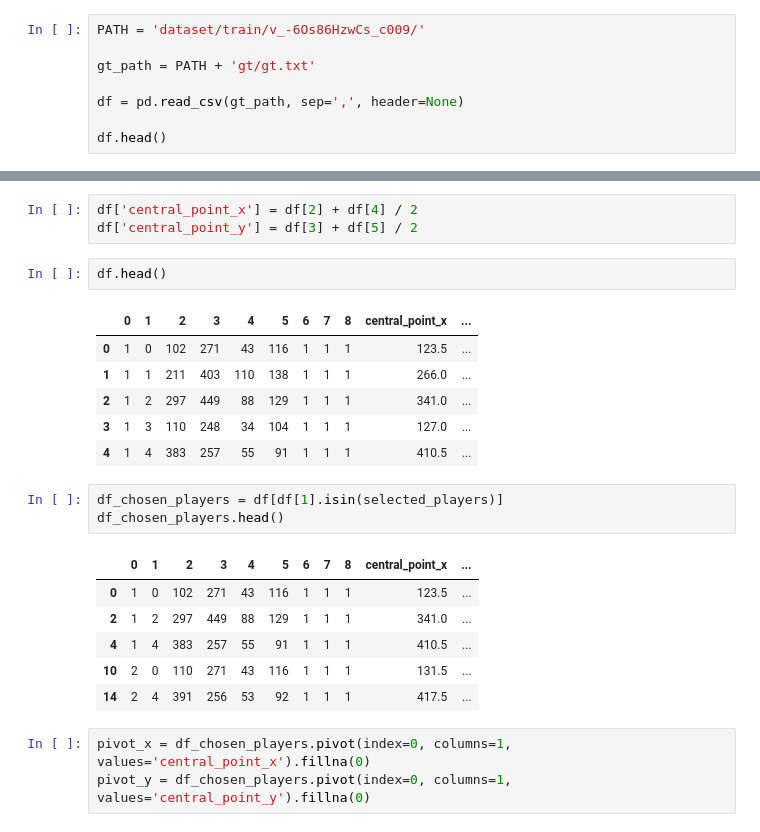
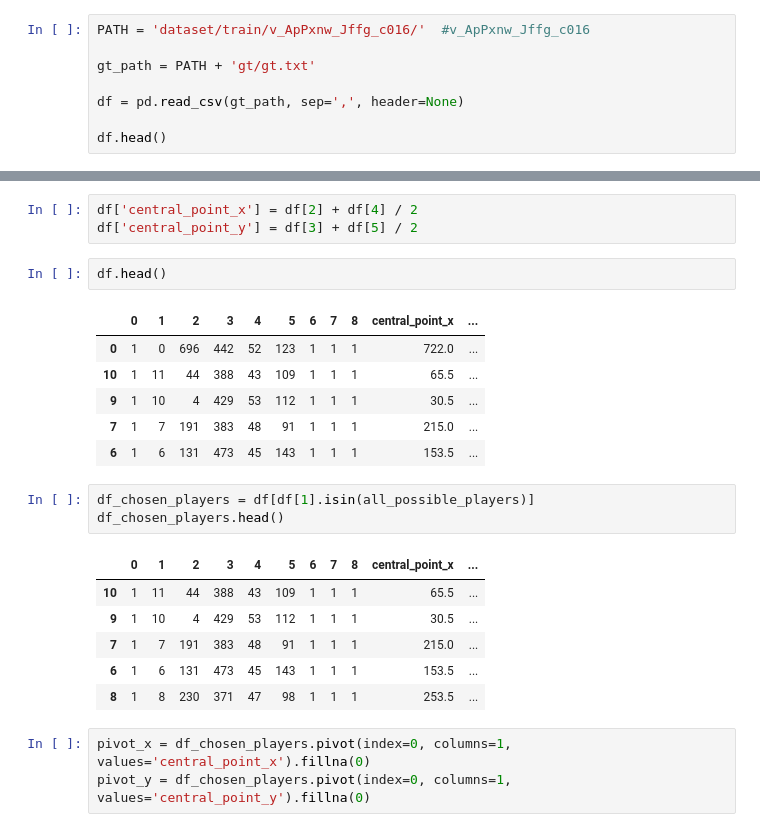
Before and after one commit to henryleo180/CDV, a Jupyter notebook: NGC.ipynb, the cells around one changed output, grey strips where cells are left out. Saved outputs shown, nothing was run; the diff lists cells and outputs as text.

```diff
--- a/NGC.ipynb
+++ b/NGC.ipynb
@@ -9,7 +9,7 @@ import pandas as pd
 # %%
 device = torch.device('cuda')
 # %%
-PATH = 'dataset/train/v_-6Os86HzwCs_c009/'
+PATH = 'dataset/train/v_ApPxnw_Jffg_c016/'  #v_ApPxnw_Jffg_c016
 
 gt_path = PATH + 'gt/gt.txt'
 
@@ -64,21 +81,21 @@ df['central_point_y'] = df[3] + df[5] / 2
 df.head()
 # %% [output]
 |  | 0 | 1 | 2 | 3 | 4 | 5 | 6 | 7 | 8 | central_point_x | ... |
-| 0 | 1 | 0 | 102 | 271 | 43 | 116 | 1 | 1 | 1 | 123.5 | ... |
-| 1 | 1 | 1 | 211 | 403 | 110 | 138 | 1 | 1 | 1 | 266.0 | ... |
-| 2 | 1 | 2 | 297 | 449 | 88 | 129 | 1 | 1 | 1 | 341.0 | ... |
-| 3 | 1 | 3 | 110 | 248 | 34 | 104 | 1 | 1 | 1 | 127.0 | ... |
-| 4 | 1 | 4 | 383 | 257 | 55 | 91 | 1 | 1 | 1 | 410.5 | ... |
+| 0 | 1 | 0 | 696 | 442 | 52 | 123 | 1 | 1 | 1 | 722.0 | ... |
+| 10 | 1 | 11 | 44 | 388 | 43 | 109 | 1 | 1 | 1 | 65.5 | ... |
+| 9 | 1 | 10 | 4 | 429 | 53 | 112 | 1 | 1 | 1 | 30.5 | ... |
+| 7 | 1 | 7 | 191 | 383 | 48 | 91 | 1 | 1 | 1 | 215.0 | ... |
+| 6 | 1 | 6 | 131 | 473 | 45 | 143 | 1 | 1 | 1 | 153.5 | ... |
 # %%
-df_chosen_players = df[df[1].isin(selected_players)]
+df_chosen_players = df[df[1].isin(all_possible_players)]
 df_chosen_players.head()
 # %% [output]
 |  | 0 | 1 | 2 | 3 | 4 | 5 | 6 | 7 | 8 | central_point_x | ... |
-| 0 | 1 | 0 | 102 | 271 | 43 | 116 | 1 | 1 | 1 | 123.5 | ... |
-| 2 | 1 | 2 | 297 | 449 | 88 | 129 | 1 | 1 | 1 | 341.0 | ... |
-| 4 | 1 | 4 | 383 | 257 | 55 | 91 | 1 | 1 | 1 | 410.5 | ... |
-| 10 | 2 | 0 | 110 | 271 | 43 | 116 | 1 | 1 | 1 | 131.5 | ... |
-| 14 | 2 | 4 | 391 | 256 | 53 | 92 | 1 | 1 | 1 | 417.5 | ... |
+| 10 | 1 | 11 | 44 | 388 | 43 | 109 | 1 | 1 | 1 | 65.5 | ... |
+| 9 | 1 | 10 | 4 | 429 | 53 | 112 | 1 | 1 | 1 | 30.5 | ... |
+| 7 | 1 | 7 | 191 | 383 | 48 | 91 | 1 | 1 | 1 | 215.0 | ... |
+| 6 | 1 | 6 | 131 | 473 | 45 | 143 | 1 | 1 | 1 | 153.5 | ... |
+| 8 | 1 | 8 | 230 | 371 | 47 | 98 | 1 | 1 | 1 | 253.5 | ... |
 # %%
 pivot_x = df_chosen_players.pivot(index=0, columns=1, values='central_point_x').fillna(0)
 pivot_y = df_chosen_players.pivot(index=0, columns=1, values='central_point_y').fillna(0)
```
Also changed, not shown: parts of 10 cells of this notebook, 2 other files.
